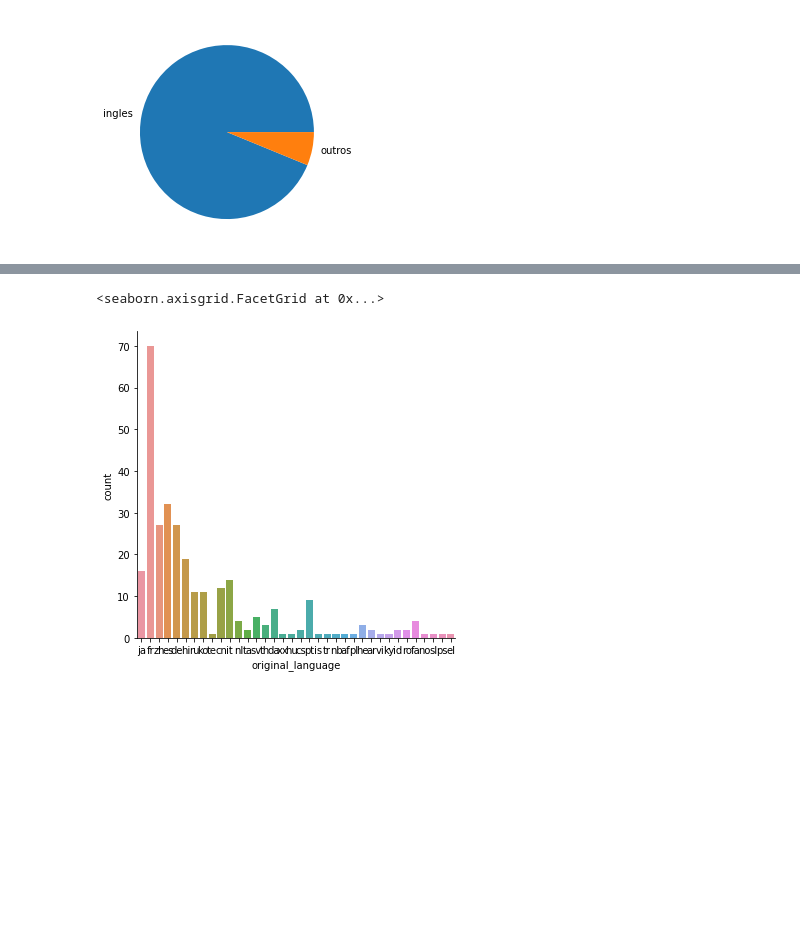
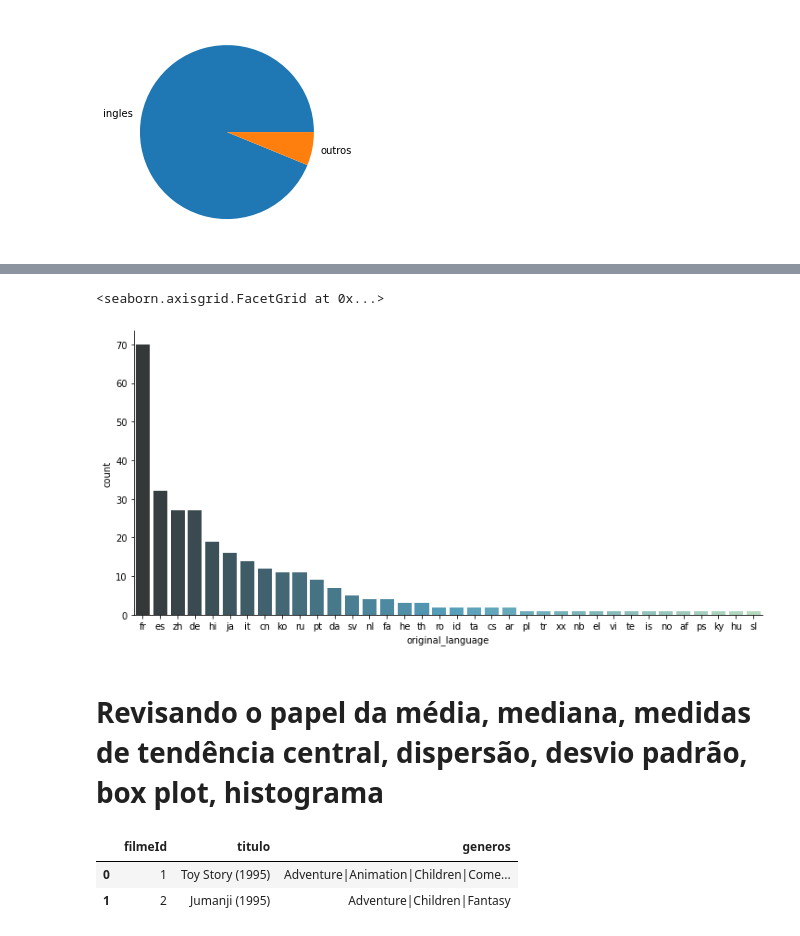
Before and after one commit to lucian-bonifacio/curso-python, a Jupyter notebook: formacao-datascience-alura/Introdução a Data Science.ipynb, the cells around one changed output, grey strips where cells are left out. Drawn from its saved outputs; the diff is of its cells as text; code cells hidden in the pictures; blank space fills up the shorter version.

```diff
--- a/formacao-datascience-alura/Introdução a Data Science.ipynb
+++ b/formacao-datascience-alura/Introdução a Data Science.ipynb
@@ -267,7 +267,20 @@ hu     1
 Name: original_language, dtype: int64
 # %%
 filmes_sem_lingua_original_em_ingles = tmdb.query('original_language != "en"')
-sns.catplot(x='original_language', kind='count', data=filmes_sem_lingua_original_em_ingles)
+sns.catplot(x='original_language',
+            kind='count',
+            data=filmes_sem_lingua_original_em_ingles,
+            aspect=2,
+            palette='GnBu_d',
+            order=total_por_lingua_de_outros_filmes.index)
 # %% [output]
 <seaborn.axisgrid.FacetGrid at 0x...>
-[figure, old version]
+[figure, new version]
+# %% [markdown]
+# Revisando o papel da média, mediana, medidas de tendência central, dispersão, desvio padrão, box plot, histograma
+# %%
+filmes.head(2)
+# %% [output]
+|  | filmeId | titulo | generos |
+| 0 | 1 | Toy Story (1995) | Adventure|Animation|Children|Come... |
+| 1 | 2 | Jumanji (1995) | Adventure|Children|Fantasy |
```
Also changed, not shown: parts of 19 cells of this notebook.
